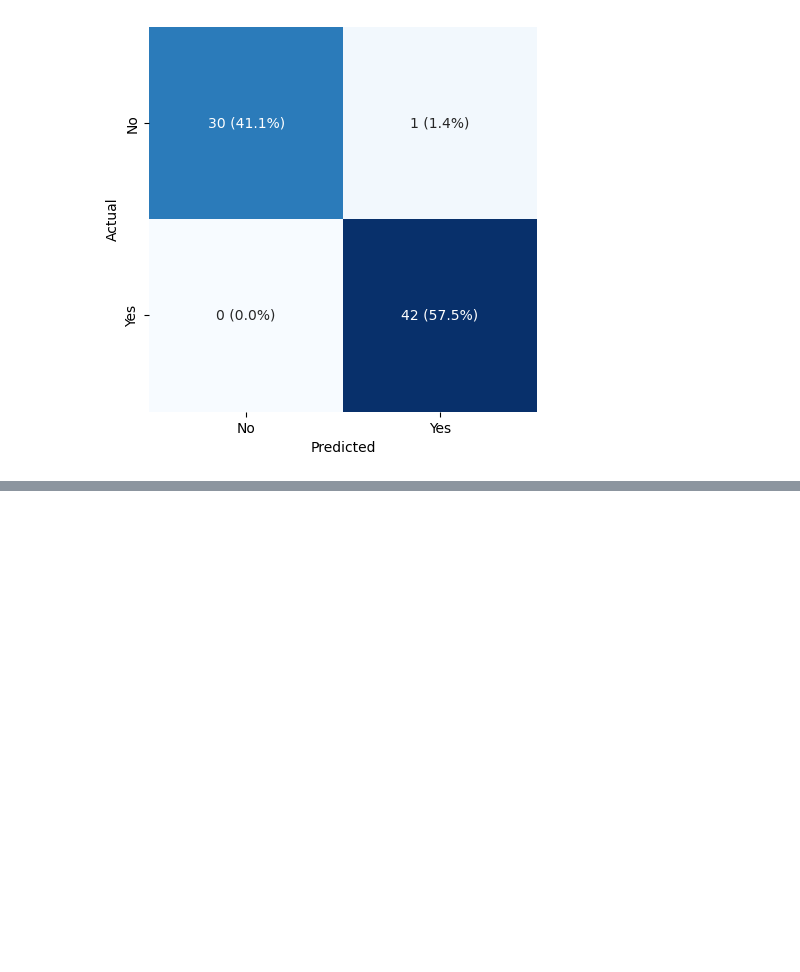
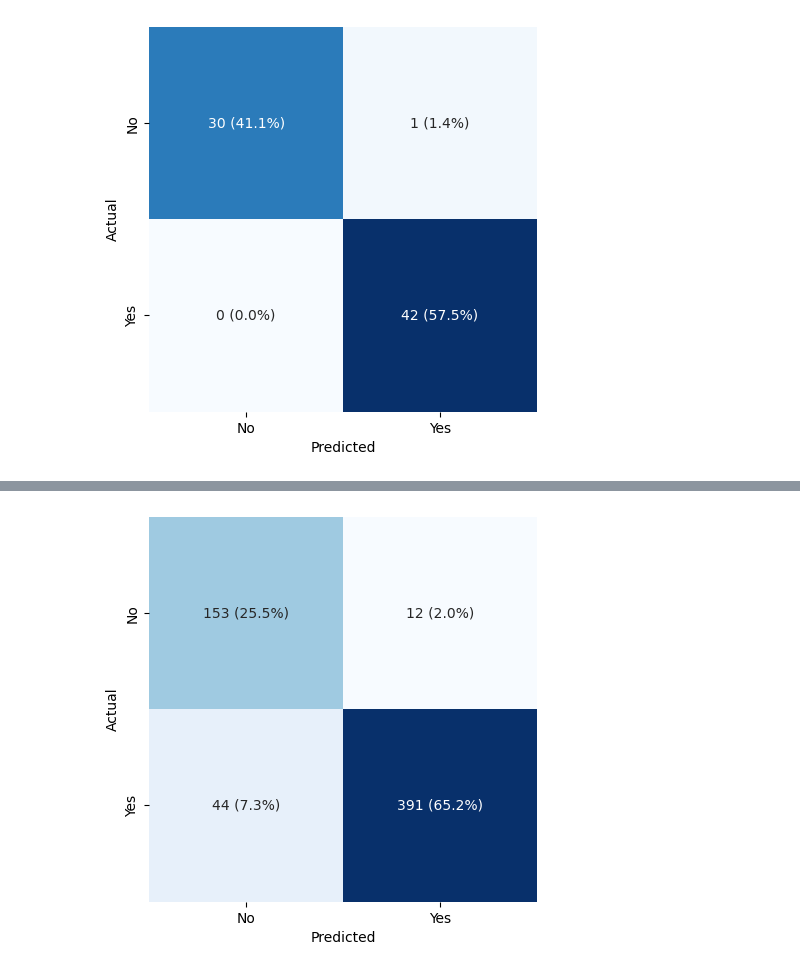
Before and after one commit to windisch-paul/o1, a Jupyter notebook: analysis.ipynb, the cells around one changed output, grey strips where cells are left out. Saved outputs shown, nothing was run; the diff lists cells and outputs as text; code cells hidden in the pictures; blank space fills up the shorter version.

```diff
--- a/analysis.ipynb
+++ b/analysis.ipynb
@@ -686,0 +989,31 @@ fig.savefig("plots/o1_metastatic_verbose_confusion.png", dpi=300, bbox_inches="t
+# %%
+# Create plot of predicted and actual values for LOCAL
+fig = plt.figure(figsize=(5, 5))
+
+# Create labels with counts and percentages
+labels_gpt5_medium_local = cm_gpt5_medium_local.values.astype(str)
+labels_gpt5_medium_local[0, 0] = (
+    f"{cm_gpt5_medium_local.values[0,0]} ({100 * tn_gpt5_medium_local/df['gpt5_medium_local'].notna().sum():.1f}%)"
+)
+labels_gpt5_medium_local[0, 1] = (
+    f"{cm_gpt5_medium_local.values[0,1]} ({100 * fp_gpt5_medium_local/df['gpt5_medium_local'].notna().sum():.1f}%)"
+)
+labels_gpt5_medium_local[1, 0] = (
+    f"{cm_gpt5_medium_local.values[1,0]} ({100 * fn_gpt5_medium_local/df['gpt5_medium_local'].notna().sum():.1f}%)"
+)
+labels_gpt5_medium_local[1, 1] = (
+    f"{cm_gpt5_medium_local.values[1,1]} ({100 * tp_gpt5_medium_local/df['gpt5_medium_local'].notna().sum():.1f}%)"
+)
+
+sns.heatmap(cm_gpt5_medium_local, annot=labels_gpt5_medium_local, fmt="", cmap="Blues")
+plt.xlabel("Predicted")
+plt.ylabel("Actual")
+plt.xticks([0.5, 1.5], ["No", "Yes"])
+plt.yticks([0.5, 1.5], ["No", "Yes"])
+# Remove the colorbar but keep the width of the heatmap
+plt.gca().collections[0].colorbar.remove()
+plt.show()
+
+fig.savefig("plots/gpt5_medium_local_confusion.png", dpi=300, bbox_inches="tight")
+# %% [output]
+[figure, added]
```
Also changed, not shown: parts of 35 cells of this notebook, 16 other files.
